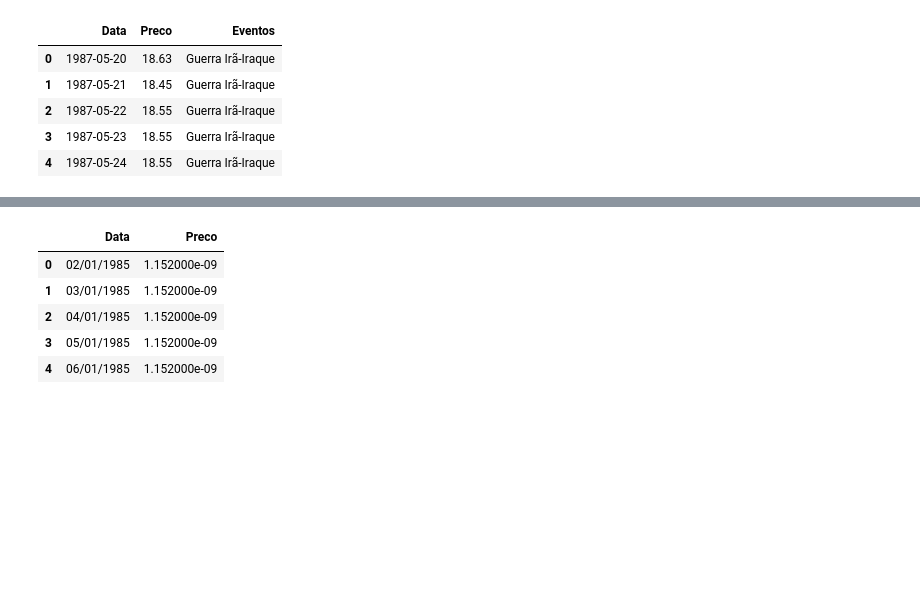
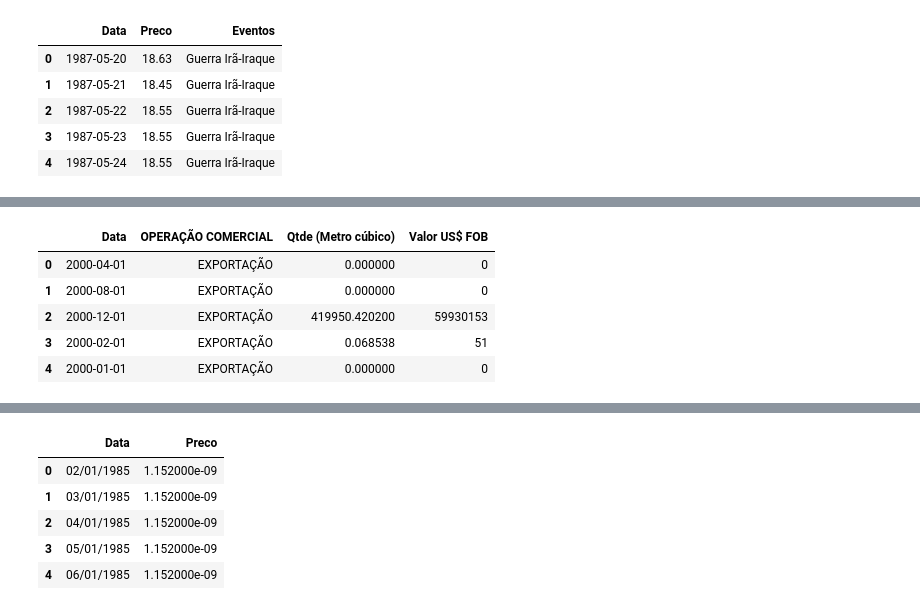
Before and after one commit to Zoneti/fiap-postech-tech-challenge4, a Jupyter notebook: TC4_Grupo44.ipynb, the cells around one changed output, grey strips where cells are left out. Drawn from its saved outputs; the diff is of its cells as text; code cells hidden in the pictures; blank space fills up the shorter version.

Commit message:
add: criação base de importações e exportações dados ANP

```diff
--- a/TC4_Grupo44.ipynb
+++ b/TC4_Grupo44.ipynb
@@ -237,0 +269,22 @@ df_preco_barril_eventos.head()  # Exibe as primeiras linhas para verificação
+# %%
+#Importação do csv Importação Petroleo para um Dataframe
+
+df_anp_petroleo = pd.read_csv('https://raw.githubusercontent.com/Zoneti/fiap-postech-tech-challenge4/main/bases/importacoes-exportacoes-petroleo-2000-2024.csv', sep=";", decimal = ',')
+df_anp_petroleo.fillna(0, inplace = True)
+df_anp_petroleo['DATA'] = (df_anp_petroleo['ANO'].astype(str) + ' ' + df_anp_petroleo['MÊS']).replace({'JAN': '01','FEV': '02','MAR': '03','ABR': '04','MAI': '05','JUN': '06','JUL': '07','AGO': '08','SET': '09','OUT': '10','NOV': '11','DEZ': '12'}, regex=True)
+df_anp_petroleo['DATA'] = pd.to_datetime(df_anp_petroleo['DATA'], format = "%Y %m")
+df_anp_petroleo.drop("ANO", axis = 1, inplace = True)
+df_anp_petroleo.drop("MÊS", axis = 1, inplace = True)
+df_anp_petroleo.drop("PRODUTO", axis = 1, inplace = True)
+cols = df_anp_petroleo.columns.tolist()
+cols = cols[-1:] + cols[:-1]
+df_anp_petroleo = df_anp_petroleo[cols]
+df_anp_petroleo.columns = ['Data', 'OPERAÇÃO COMERCIAL', 'Qtde (Metro cúbico)', 'Valor US$ FOB']
+df_anp_petroleo.head()
+# %% [output]
+|  | Data | OPERAÇÃO COMERCIAL | Qtde (Metro cúbico) | Valor US$ FOB |
+| 0 | 2000-04-01 | EXPORTAÇÃO | 0.000000 | 0 |
+| 1 | 2000-08-01 | EXPORTAÇÃO | 0.000000 | 0 |
+| 2 | 2000-12-01 | EXPORTAÇÃO | 419950.420200 | 59930153 |
+| 3 | 2000-02-01 | EXPORTAÇÃO | 0.068538 | 51 |
+| 4 | 2000-01-01 | EXPORTAÇÃO | 0.000000 | 0 |
```
Also changed, not shown: parts of 6 cells of this notebook.
